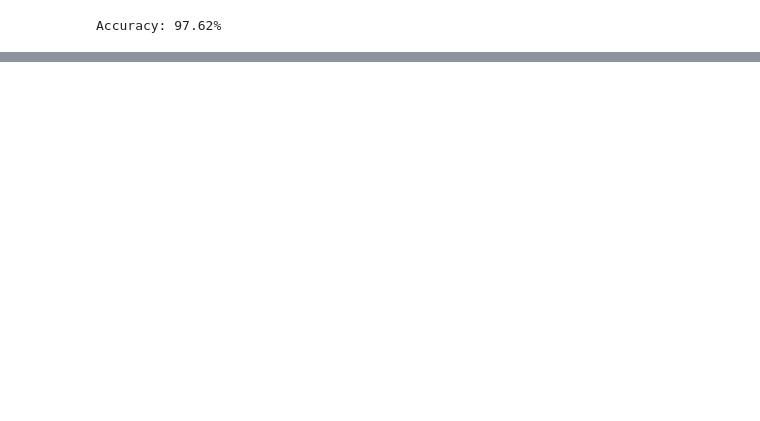
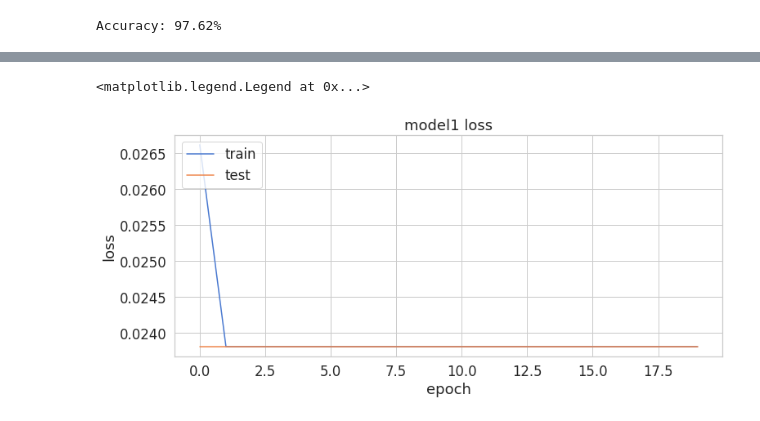
Before and after one commit to ssubbu07/project-repository-next_word_prediction, a Jupyter notebook: NextWordPrediction.ipynb, the cells around one changed output, grey strips where cells are left out. Saved outputs shown, nothing was run; the diff lists cells and outputs as text; code cells hidden in the pictures; blank space fills up the shorter version.

```diff
--- a/NextWordPrediction.ipynb
+++ b/NextWordPrediction.ipynb
@@ -141,10 +145,13 @@ plt.legend(['train', 'test'], loc='upper left');
 # %%
 plt.plot(history['loss'])
 plt.plot(history['val_loss'])
-plt.title('model loss')
+plt.title('model1 loss')
 plt.ylabel('loss')
 plt.xlabel('epoch')
 plt.legend(['train', 'test'], loc='upper left')
+# %% [output]
+<matplotlib.legend.Legend at 0x...>
+[figure, added]
 # %%
 model2 = Sequential()
 model2.add(LSTM(512, input_shape=(SEQUENCE_LENGTH, len(chars))))
```
Also changed, not shown: parts of 12 cells of this notebook, 1 other file.
